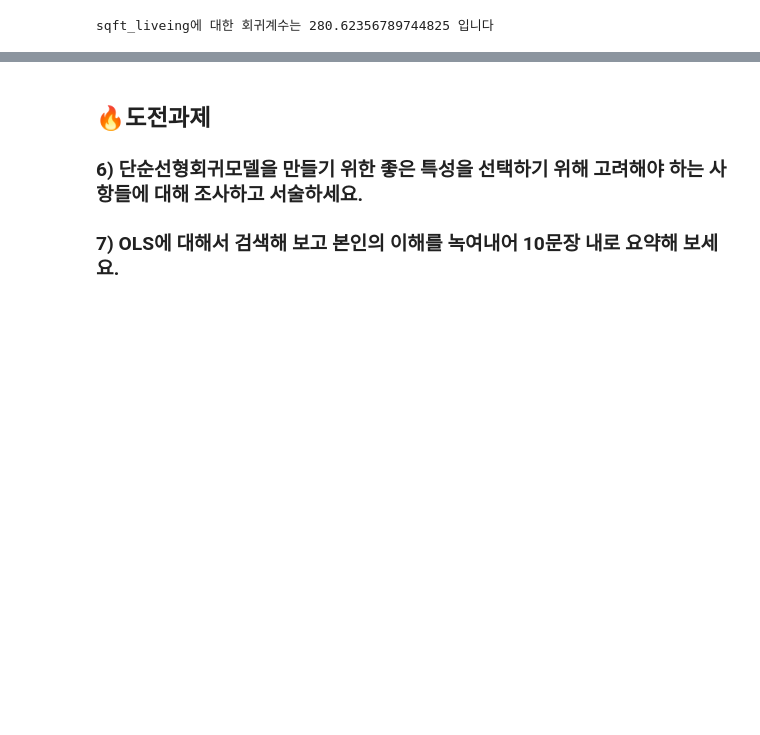
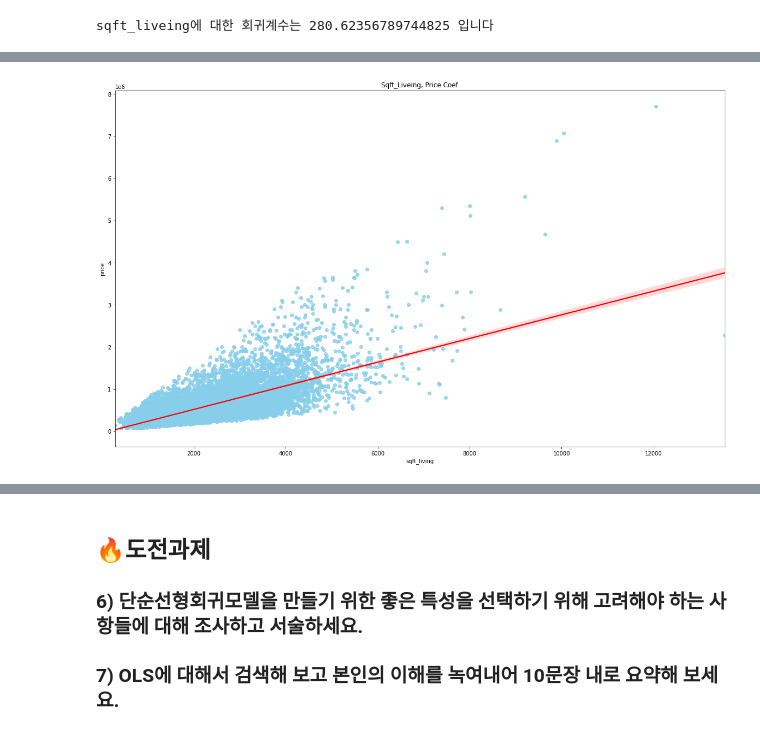
Before and after one commit to KyungRyeolBaek/study, a Jupyter notebook: n211-simple-regression/n211a-simple-regression.ipynb, the cells around one changed output, grey strips where cells are left out. Saved outputs shown, nothing was run; the diff lists cells and outputs as text; code cells hidden in the pictures; blank space fills up the shorter version.

```diff
--- a/n211-simple-regression/n211a-simple-regression.ipynb
+++ b/n211-simple-regression/n211a-simple-regression.ipynb
@@ -198,0 +211,6 @@ sqft_liveing에 대한 회귀계수는 280.62356789744825 입니다
+# %%
+plt.figure(figsize= (20, 12))
+plt.title('Sqft_Liveing, Price Coef')
+sns.regplot(x=df[feature2], y=df[target2], color = 'skyblue', line_kws={"color": "red"});
+# %% [output]
+[figure, added]
```
Also changed, not shown: parts of 9 cells of this notebook.
